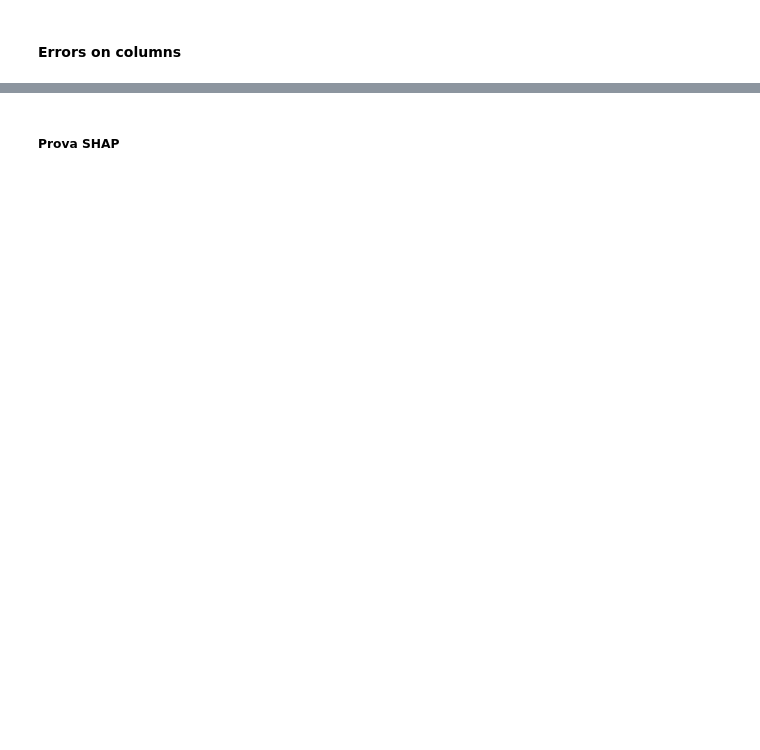
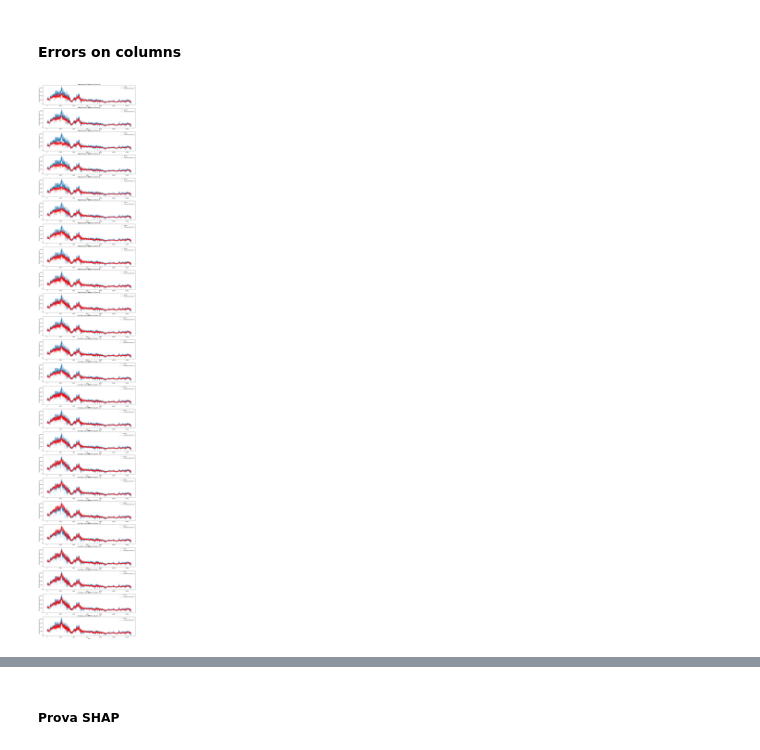
Before and after one commit to GiovanniPerri23/master_thesis, a Jupyter notebook: notebooks_try/LSTM_model.ipynb, the cells around one changed output, grey strips where cells are left out. Saved outputs shown, nothing was run; the diff lists cells and outputs as text; code cells hidden in the pictures; blank space fills up the shorter version.

```diff
--- a/notebooks_try/LSTM_model.ipynb
+++ b/notebooks_try/LSTM_model.ipynb
@@ -395,7 +398,9 @@ Media degli errori relativi all'orario di mezzanotte: 15.812042597558229
 # %% [markdown]
 #### Errors on columns
 # %%
-uni_table = evaluate_and_plot_timeseries(y_test_inv, uni_lstm_forecast, show_plot=False)
+uni_table = evaluate_and_plot_timeseries(y_test_inv, lstm_forecast, show_plot=True)
+# %% [output]
+[figure, added]
 # %%
 plot_error_metrics_barchart(uni_table)
 # %% [output]
```
Also changed, not shown: parts of 31 cells of this notebook.
